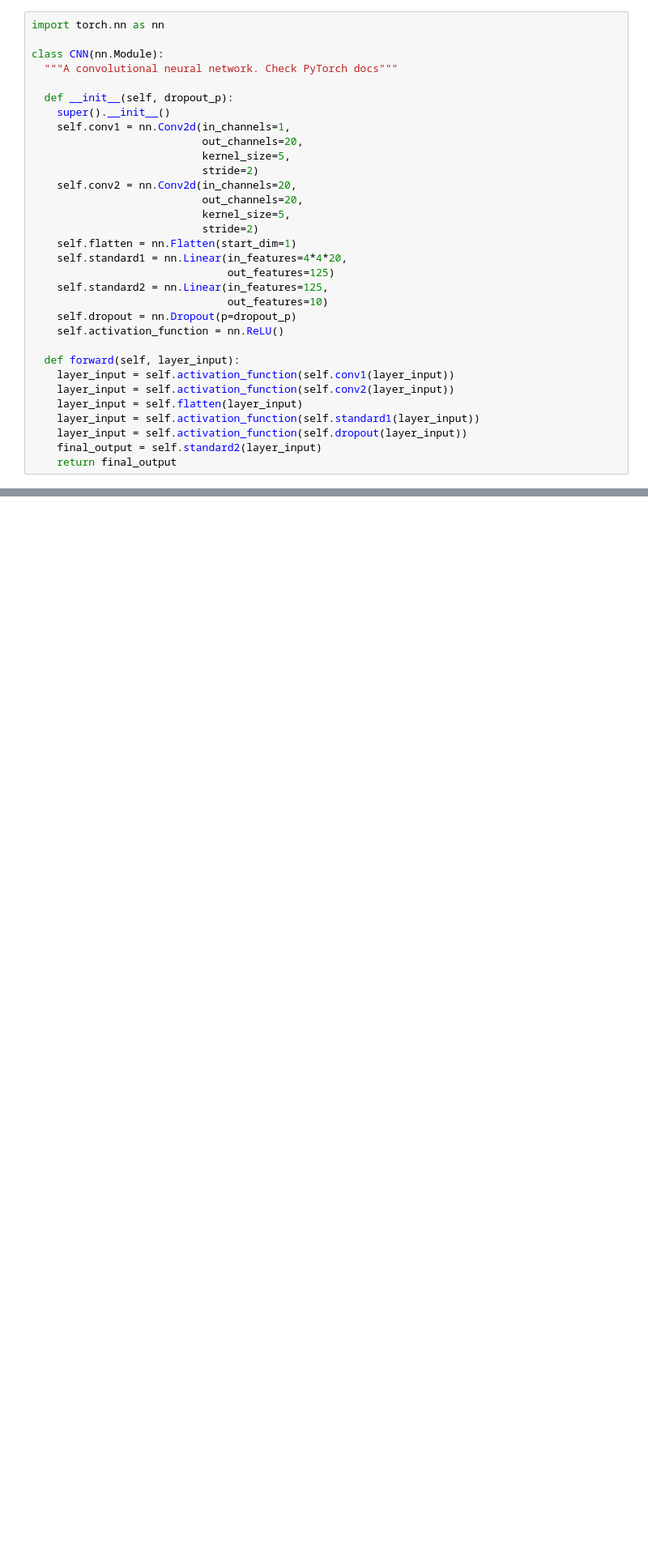
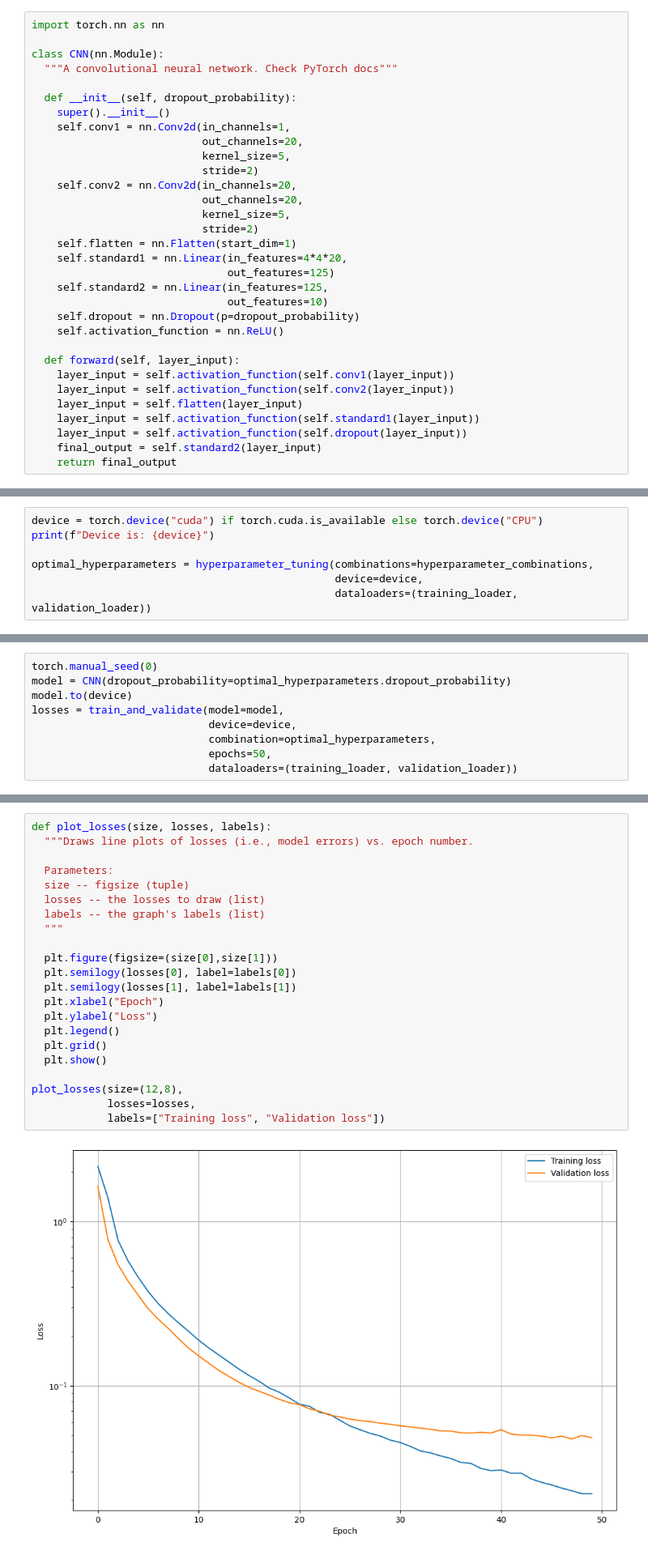
Before and after one commit to coneco-lab/open-lab-toolkit, a Jupyter notebook: convnets-tutorial.ipynb, the cells around one changed output, grey strips where cells are left out. Shown at 81% size. Drawn from its saved outputs; the diff is of its cells as text; blank space fills up the shorter version.

```diff
--- a/convnets-tutorial.ipynb
+++ b/convnets-tutorial.ipynb
@@ -1013,7 +1028,7 @@ import torch.nn as nn
 class CNN(nn.Module):
   """A convolutional neural network. Check PyTorch docs"""
 
-  def __init__(self, dropout_p):
+  def __init__(self, dropout_probability):
     super().__init__()
     self.conv1 = nn.Conv2d(in_channels=1,
                            out_channels=20,
@@ -1028,7 +1043,7 @@ class CNN(nn.Module):
                                out_features=125)
     self.standard2 = nn.Linear(in_features=125,
                                out_features=10)
-    self.dropout = nn.Dropout(p=dropout_p)
+    self.dropout = nn.Dropout(p=dropout_probability)
     self.activation_function = nn.ReLU()
 
   def forward(self, layer_input):
@@ -1090,0 +1252,7 @@ probability"._
+# %%
+device = torch.device("cuda") if torch.cuda.is_available else torch.device("CPU")
+print(f"Device is: {device}")
+
+optimal_hyperparameters = hyperparameter_tuning(combinations=hyperparameter_combinations,
+                                                device=device,
+                                                dataloaders=(training_loader, validation_loader))
@@ -1091,2 +1283,11 @@ probability"._
 # %% [markdown]
 ## **The Training-Validation Loop** <a class="anchor" id="the-training-validation-loop"></a>
+# %%
+torch.manual_seed(0)
+model = CNN(dropout_probability=optimal_hyperparameters.dropout_probability)
+model.to(device)
+losses = train_and_validate(model=model,
+                            device=device,
+                            combination=optimal_hyperparameters,
+                            epochs=50,
+                            dataloaders=(training_loader, validation_loader))
@@ -1093,2 +1312,26 @@ probability"._
+# %%
+def plot_losses(size, losses, labels):
+  """Draws line plots of losses (i.e., model errors) vs. epoch number.
+
+  Parameters:
+  size -- figsize (tuple)
+  losses -- the losses to draw (list)
+  labels -- the graph's labels (list)
+  """
+
+  plt.figure(figsize=(size[0],size[1]))
+  plt.semilogy(losses[0], label=labels[0])
+  plt.semilogy(losses[1], label=labels[1])
+  plt.xlabel("Epoch")
+  plt.ylabel("Loss")
+  plt.legend()
+  plt.grid()
+  plt.show()
+
+plot_losses(size=(12,8),
+            losses=losses,
+            labels=["Training loss", "Validation loss"])
+# %% [output]
+[figure, added]
 # %% [markdown]
 ## **Finally: The Test** <a class="anchor" id="finally-the-test"></a>
```
Also changed, not shown: parts of 22 cells of this notebook.
